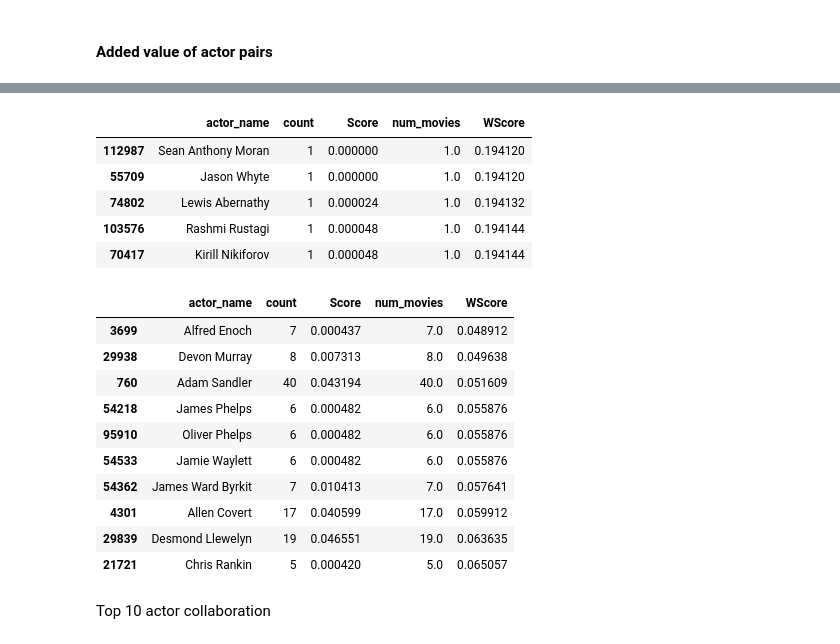
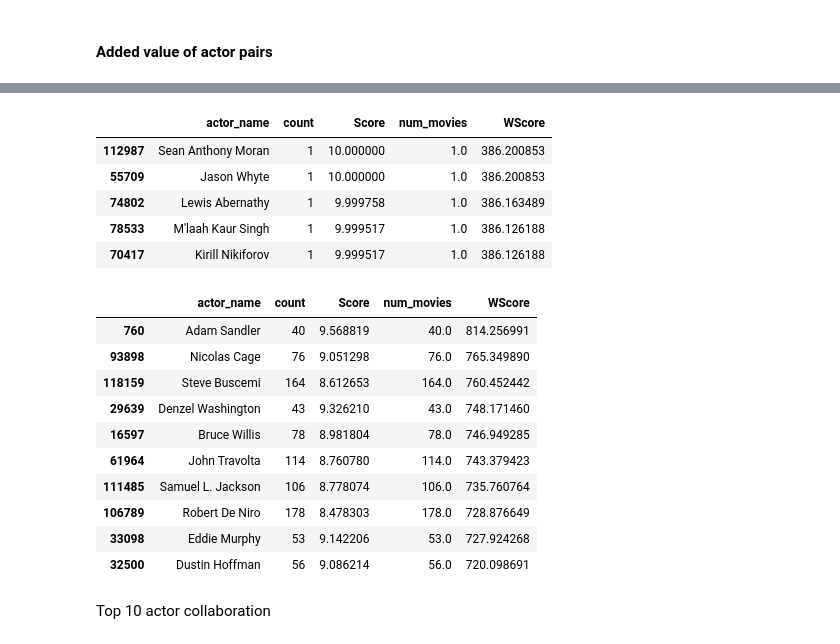
Before and after one commit to epfl-ada/ada-2022-project-theadaholics, a Jupyter notebook: main.ipynb, the cells around one changed output, grey strips where cells are left out. Saved outputs shown, nothing was run; the diff lists cells and outputs as text; code cells hidden in the pictures.

```diff
--- a/main.ipynb
+++ b/main.ipynb
@@ -1137,49 +1142,12 @@ where:
 def weighted_rating(df, column_score, column_nmb_movies, new_column): # Alternative VERSION
     R = df[column_score]
     v = df[column_nmb_movies]
-    nmb_votes = df[column_nmb_movies].sum()
-    WR = R*v / nmb_votes
+    m = df[column_nmb_movies].sum()
+
+    WR = R**4 * (v/m)**0.25
 
     df[new_column] = WR # Update score column
     return df
-# %%
-def weighted_rating(df, column_score, column_nmb_movies, new_column):
-    R = df[column_score]
-    v = df[column_nmb_movies]
-    m = df[column_nmb_movies].min()
-    C = df[column_score].mean()
-    WR = (1/v) * R + (1/(v**2)) * C
-    WR = WR / WR.min() # Trick to have scores starting at 1
-    df[new_column] = WR # Update score column
-    return df
-# %%
-def weighted_rating(df, column_score, column_nmb_movies, new_column):
-    R = df[column_score]
-    v = df[column_nmb_movies]
-    m = df[column_nmb_movies].min()
-    C = df[column_score].mean()
-    WR = (v/(v+m)) * R + (m/(v+m)) * C
-    #WR = WR / WR.min() # Trick to have scores starting at 1
-    df[new_column] = WR # Update score column
-    return df
-# %%
-def weighted_rating(df, column_score, column_nmb_movies, new_column):
-    # weighted score = (mean score of feature i / mean score of all features) * (number of movies with feature i / total number of movies with score i)
-    R = df[column_score].values
-    v = df[column_nmb_movies].values
-    m = df[column_nmb_movies].sum()
-    C = df[column_score].mean()
-    df['Score_rounded'] = df[column_score].round(decimals=1)
-    gp = df.groupby('Score_rounded').sum()
-    k = gp.loc[df.Score_rounded,'num_movies'].values # number of movies with score i
-
-    WR = R/C * v/k
-    #WR = WR / WR.min() # Trick to have scores starting at 1
-    df[new_column] = WR # Update score column
-
-    df.drop('Score_rounded',axis=1,inplace=True)
-    del gp
-    return df
 # %% [markdown]
 #### Added value of actor pairs
 # %%
@@ -1206,28 +1174,28 @@ actors_score = actors_score.merge(characters[['actor_name','num_movies']].drop_d
 # Weight score by number of movies:
 actors_score = weighted_rating(actors_score, 'Score', 'num_movies', 'WScore')
 # %%
-actors_score.sort_values(by='Score').head()
+actors_score.sort_values(by='Score',ascending=False).head()
 # %% [output]
 |  | actor_name | count | Score | num_movies | WScore |
-| 112987 | Sean Anthony Moran | 1 | 0.000000 | 1.0 | 0.194120 |
-| 55709 | Jason Whyte | 1 | 0.000000 | 1.0 | 0.194120 |
-| 74802 | Lewis Abernathy | 1 | 0.000024 | 1.0 | 0.194132 |
-| 103576 | Rashmi Rustagi | 1 | 0.000048 | 1.0 | 0.194144 |
-| 70417 | Kirill Nikiforov | 1 | 0.000048 | 1.0 | 0.194144 |
+| 112987 | Sean Anthony Moran | 1 | 10.000000 | 1.0 | 386.200853 |
+| 55709 | Jason Whyte | 1 | 10.000000 | 1.0 | 386.200853 |
+| 74802 | Lewis Abernathy | 1 | 9.999758 | 1.0 | 386.163489 |
+| 78533 | M'laah Kaur Singh | 1 | 9.999517 | 1.0 | 386.126188 |
+| 70417 | Kirill Nikiforov | 1 | 9.999517 | 1.0 | 386.126188 |
 # %%
-actors_score.sort_values(by='WScore').head(10)
+actors_score.sort_values(by='WScore',ascending=False).head(10)
 # %% [output]
 |  | actor_name | count | Score | num_movies | WScore |
-| 3699 | Alfred Enoch | 7 | 0.000437 | 7.0 | 0.048912 |
-| 29938 | Devon Murray | 8 | 0.007313 | 8.0 | 0.049638 |
-| 760 | Adam Sandler | 40 | 0.043194 | 40.0 | 0.051609 |
-| 54218 | James Phelps | 6 | 0.000482 | 6.0 | 0.055876 |
-| 95910 | Oliver Phelps | 6 | 0.000482 | 6.0 | 0.055876 |
-| 54533 | Jamie Waylett | 6 | 0.000482 | 6.0 | 0.055876 |
-| 54362 | James Ward Byrkit | 7 | 0.010413 | 7.0 | 0.057641 |
-| 4301 | Allen Covert | 17 | 0.040599 | 17.0 | 0.059912 |
-| 29839 | Desmond Llewelyn | 19 | 0.046551 | 19.0 | 0.063635 |
-| 21721 | Chris Rankin | 5 | 0.000420 | 5.0 | 0.065057 |
+| 760 | Adam Sandler | 40 | 9.568819 | 40.0 | 814.256991 |
+| 93898 | Nicolas Cage | 76 | 9.051298 | 76.0 | 765.349890 |
+| 118159 | Steve Buscemi | 164 | 8.612653 | 164.0 | 760.452442 |
+| 29639 | Denzel Washington | 43 | 9.326210 | 43.0 | 748.171460 |
+| 16597 | Bruce Willis | 78 | 8.981804 | 78.0 | 746.949285 |
+| 61964 | John Travolta | 114 | 8.760780 | 114.0 | 743.379423 |
+| 111485 | Samuel L. Jackson | 106 | 8.778074 | 106.0 | 735.760764 |
+| 106789 | Robert De Niro | 178 | 8.478303 | 178.0 | 728.876649 |
+| 33098 | Eddie Murphy | 53 | 9.142206 | 53.0 | 727.924268 |
+| 32500 | Dustin Hoffman | 56 | 9.086214 | 56.0 | 720.098691 |
 # %%
 # Compute score of actor pairs
 actor_pairs_score = score_movie_element_groups(df_all, 'actor_name')
```
Also changed, not shown: parts of 22 cells of this notebook, 2 other files.
